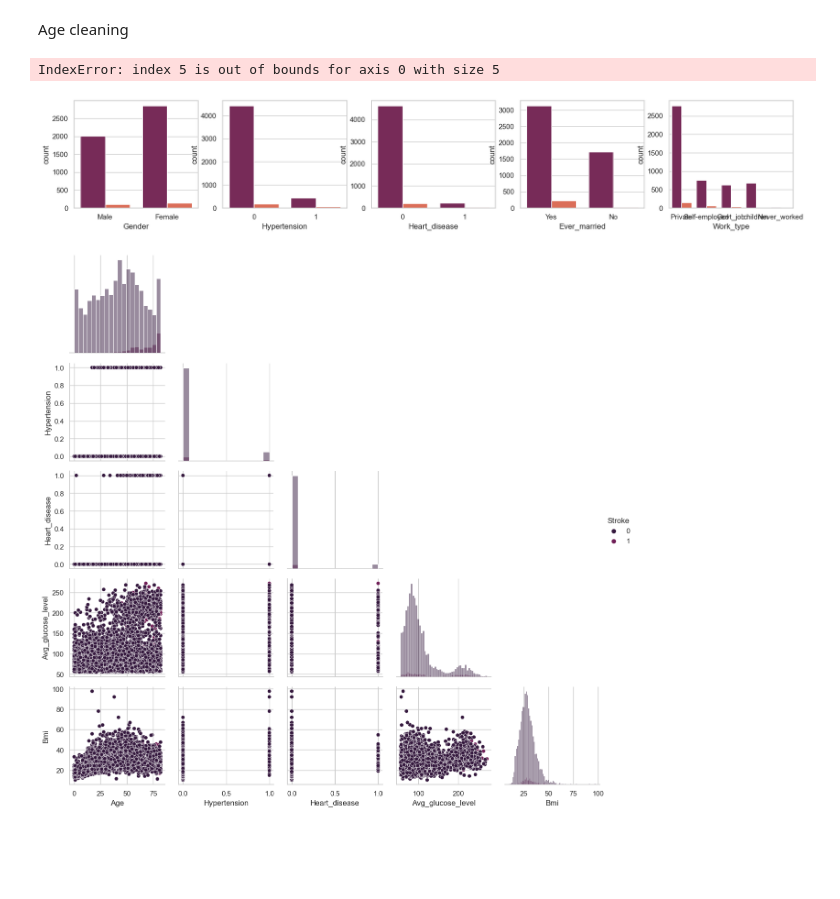
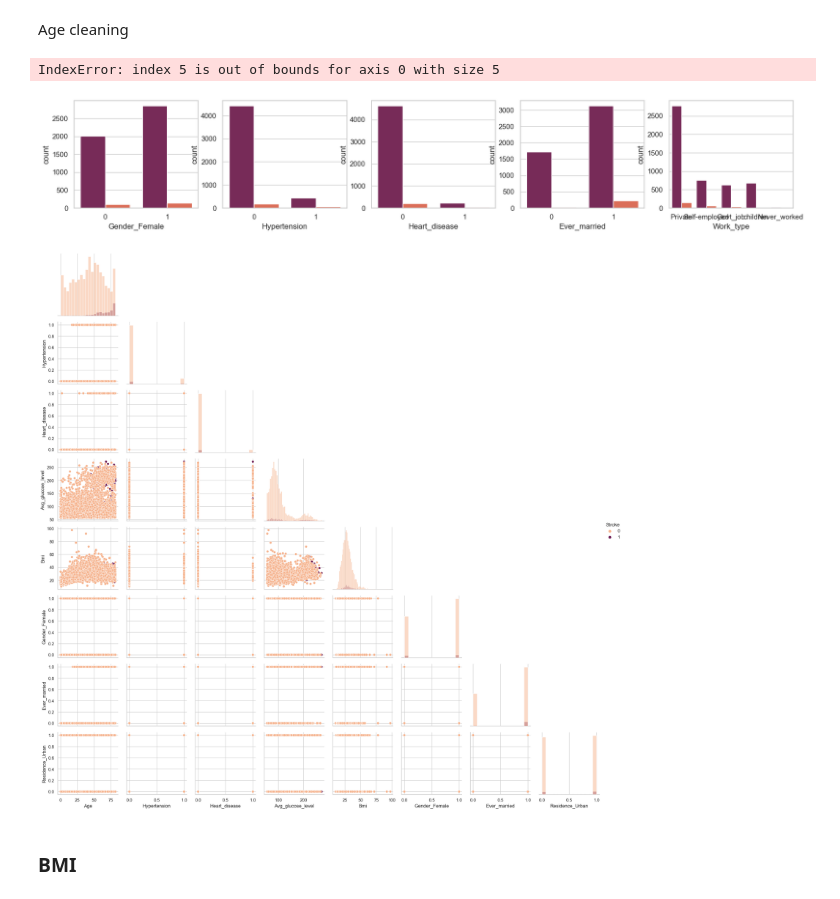
Before and after one commit to Padebeselis/Stroke_Prediction, a Jupyter notebook: EDA.ipynb, the cells around one changed output. Drawn from its saved outputs; the diff is of its cells as text; code cells hidden in the pictures; blank space fills up the shorter version.

```diff
--- a/EDA.ipynb
+++ b/EDA.ipynb
@@ -46,7 +46,7 @@ from help_tool import help_tool
 # %% [markdown]
 # Data download and Cleaning
 # %%
-stroke_prediction=help_tool.csv_download(r"...\Module3\Sprint2\Code\archive\healthcare-dataset-stroke-data.csv")
+stroke_prediction=help_tool.csv_download(r"C:\Users\Gintare\Desktop\Study\Module3\Sprint2\Code\archive\healthcare-dataset-stroke-data.csv")
 stroke_prediction.head()
 # %% [output]
 |  | Id | Gender | Age | Hypertension | Heart_disease | Ever_married | Work_type | Residence_type | ... |
@@ -124,3 +137,7 @@ A value is trying to be set on a copy of a slice from a DataFrame
 
 See the caveats in the documentation: https://pandas.pydata.org/pandas-docs/stable/user_guide/indexing.html#returning-a-view-versus-a-copy
   stroke_data.drop(columns=['Id'], inplace=True)
+# %%
+stroke_data = help_tool.dummy_columns(stroke_data, ['Gender', 'Ever_married', 'Residence_type'])
+stroke_data.rename(columns={'Residence_type_Urban':'Residence_Urban'}, inplace=True)
+stroke_data.drop(columns=['Gender_Male', 'Residence_type_Rural'], inplace=True)
@@ -126,0 +152,22 @@ See the caveats in the documentation: https://pandas.pydata.org/pandas-docs/stab
+# %%
+stroke_data = duckdb.query("""
+             SELECT *
+                ,CASE
+                    WHEN Age >= 17 AND Bmi < 19.0 THEN 1 -- Underweight
+                    WHEN Age >= 17 AND Bmi BETWEEN 19 AND 25 THEN 2 -- Healthy
+                    WHEN Age >= 17 AND Bmi BETWEEN 25 AND 30 THEN 3 -- Overweight
+                    WHEN Age >= 17 AND Bmi BETWEEN 30 AND 40 THEN 4 -- Obese
+                    WHEN Age >= 17 AND Bmi >= 40 THEN 5 -- Extremely Obese
+
+                    WHEN Age < 17 AND Bmi < 14.0 THEN 1 -- Underweight
+                    WHEN Age < 17 AND Bmi BETWEEN 14 AND 19 THEN 2 -- Healthy
+                    WHEN Age < 17 AND Bmi BETWEEN 19 AND 22 THEN 3 -- Overweight
+                    WHEN Age < 17 AND Bmi >= 22 THEN 4 -- Obese
+
+                END AS BMI_category
+             FROM stroke_data
+""").to_df()
+
+#stroke_data['BMI_category']=stroke_data['BMI_category'].astype(int)
+# %%
+category_features=['Gender_Female', 'Hypertension', 'Heart_disease', 'Ever_married', 'Work_type', 'Residence_Urban', 'Smoking_status', 'Stroke', 'BMI_category']
@@ -137,12 +207,10 @@ Bmi
 # %% [markdown]
 Age cleaning
 # %%
-help_tool.countplot_per_feature(stroke_data, ['Gender', 'Hypertension', 'Heart_disease', 'Ever_married',
-       'Work_type', 'Residence_type',
-       'Smoking_status', 'Stroke'], hue='Stroke')
+help_tool.countplot_per_feature(stroke_data, category_features, hue='Stroke')
 # %% [output]
 IndexError: index 5 is out of bounds for axis 0 with size 5
-[figure, old version]
+[figure, new version]
 # %%
 g = sns.PairGrid(stroke_data,
                  hue='Stroke',
@@ -155,4 +223,6 @@ g.add_legend()
 
 plt.show()
 # %% [output]
-[figure, old version]
+[figure, new version]
+# %% [markdown]
+### BMI
```
Also changed, not shown: parts of 44 cells of this notebook, 1 other file.
